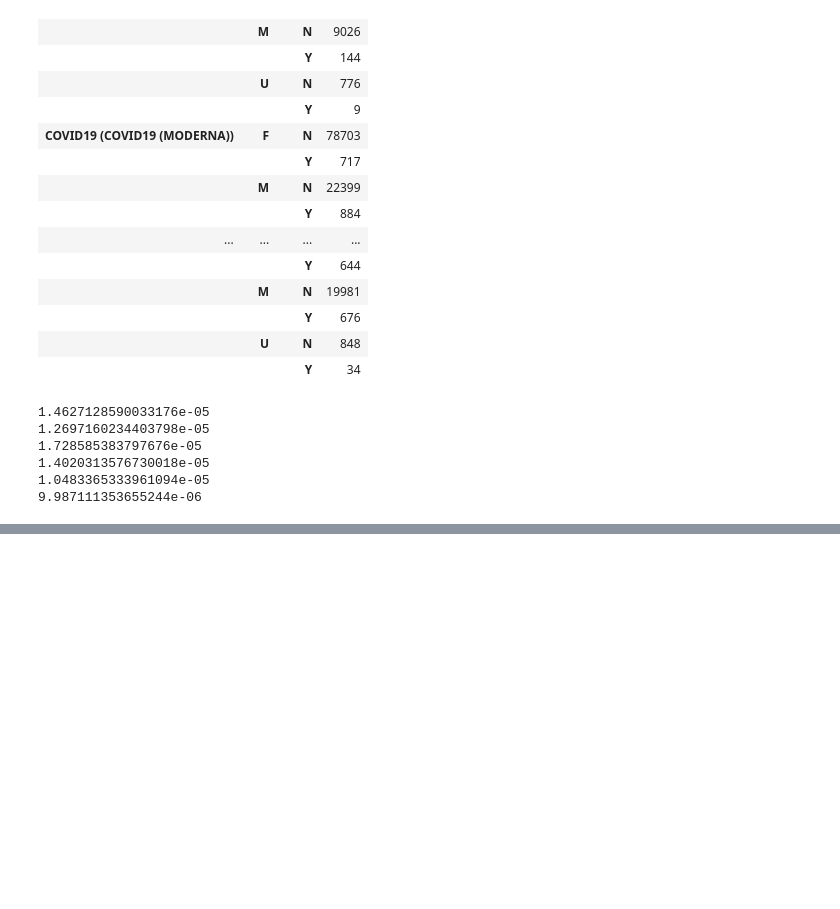
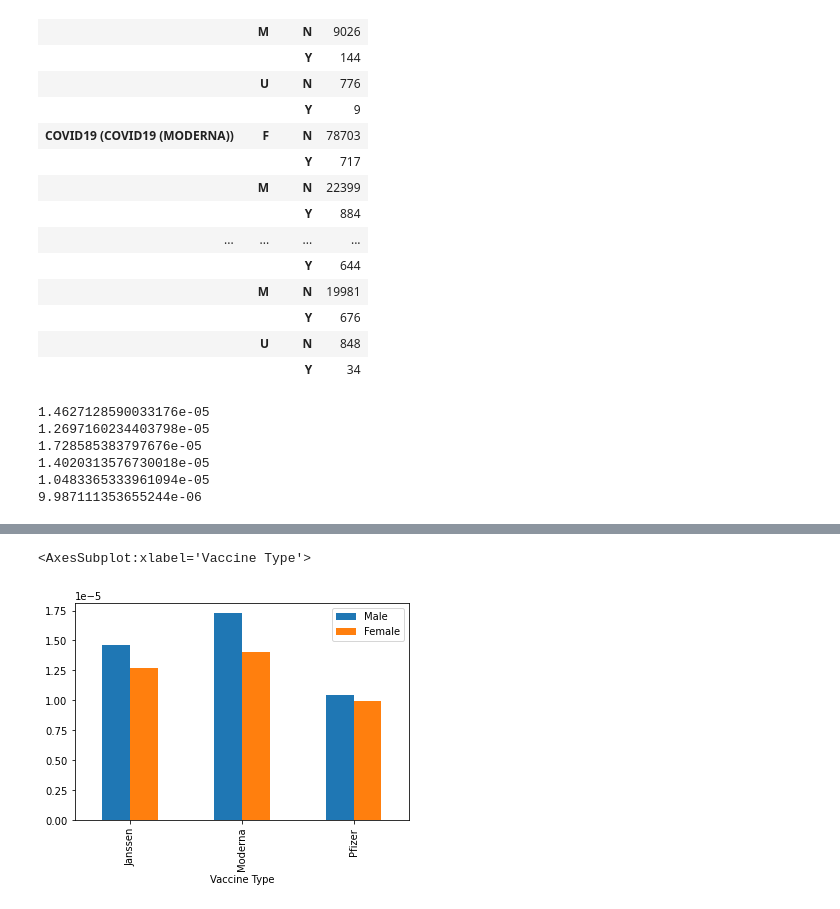
Before and after one commit to DataTortuga/COVID19-Vaccine-Analysis, a Jupyter notebook: Data_Cleaning/COVID19_VACCINE_ADMIN.ipynb, the cells around one changed output, grey strips where cells are left out. Saved outputs shown, nothing was run; the diff lists cells and outputs as text; code cells hidden in the pictures; blank space fills up the shorter version.

```diff
--- a/Data_Cleaning/COVID19_VACCINE_ADMIN.ipynb
+++ b/Data_Cleaning/COVID19_VACCINE_ADMIN.ipynb
@@ -231,0 +245,5 @@ print(p_f_mortality_rate)
+# %%
+mortality_df.plot.bar(x='Vaccine Type')
+# %% [output]
+<AxesSubplot:xlabel='Vaccine Type'>
+[figure, added]
```
Also changed, not shown: parts of 4 cells of this notebook.
